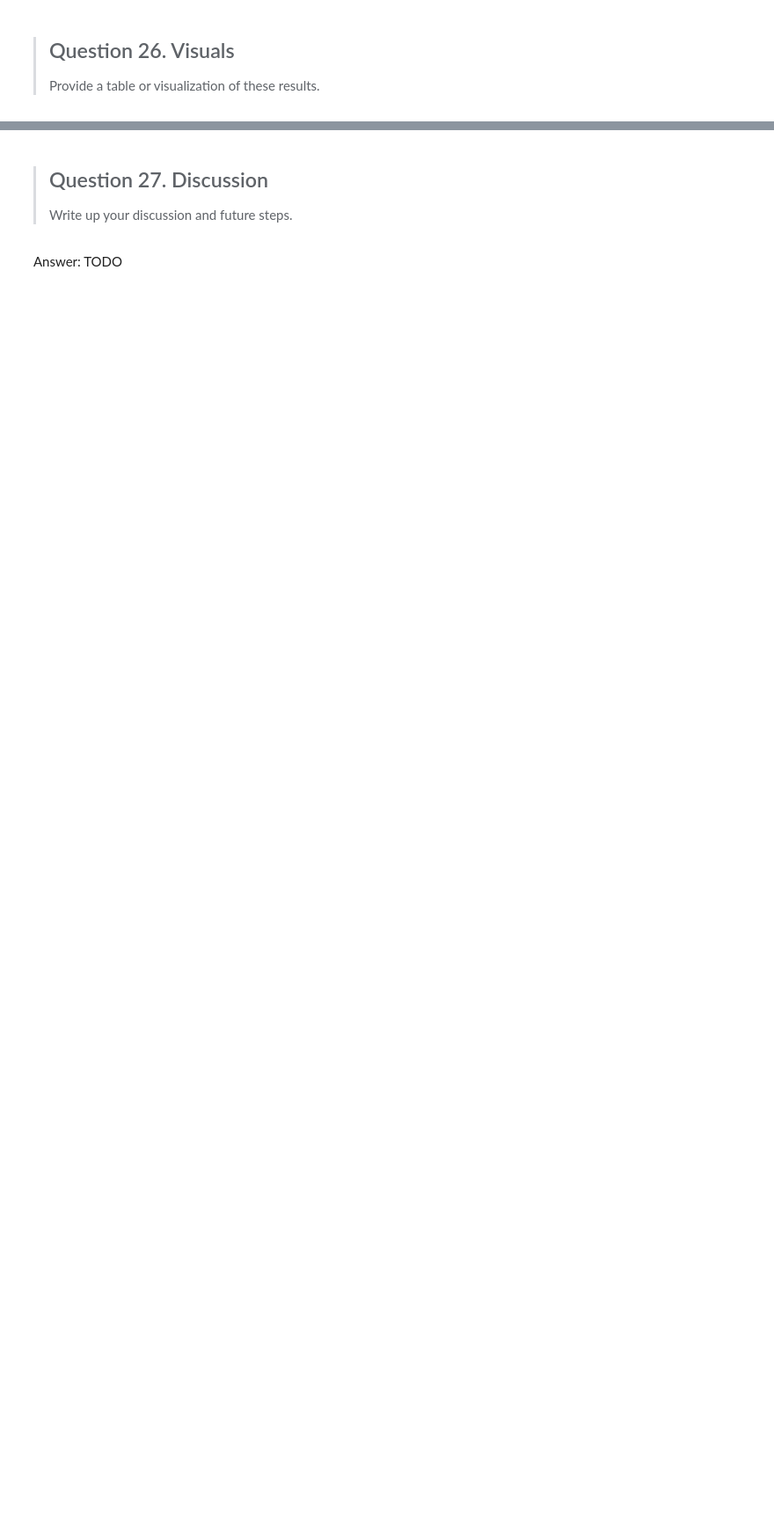
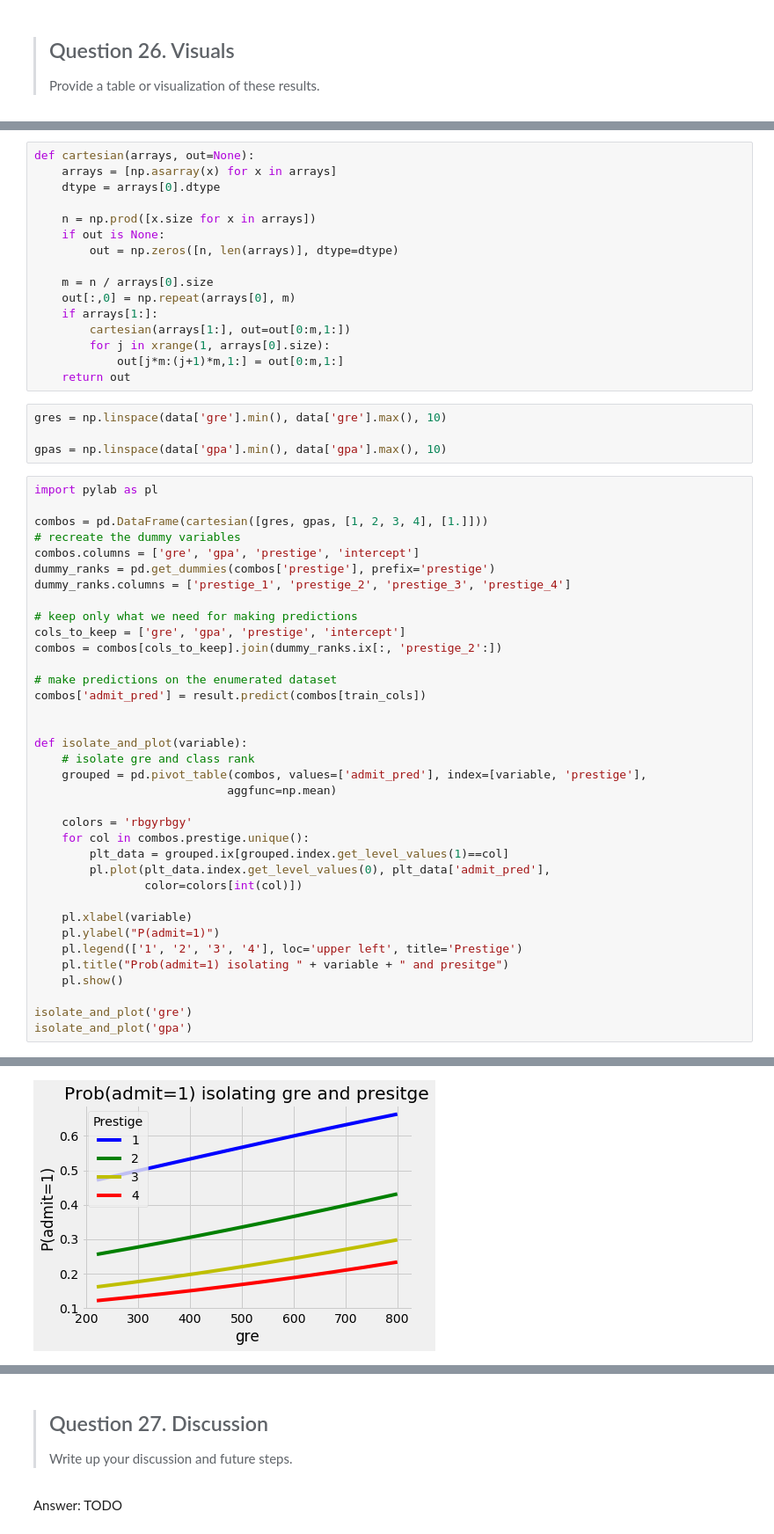
Before and after one commit to phanguyen/DS-SF-36, a Jupyter notebook: unit-project/3/notebooks/unit-project-3-starter-code-TiffanyNguyen-V1.ipynb, the cells around one changed output, grey strips where cells are left out. Shown at 88% size. Saved outputs shown, nothing was run; the diff lists cells and outputs as text; blank space fills up the shorter version.

```diff
--- a/unit-project/3/notebooks/unit-project-3-starter-code-TiffanyNguyen-V1.ipynb
+++ b/unit-project/3/notebooks/unit-project-3-starter-code-TiffanyNguyen-V1.ipynb
@@ -319,0 +389,57 @@ Answer: TODO
+# %%
+def cartesian(arrays, out=None):
+    arrays = [np.asarray(x) for x in arrays]
+    dtype = arrays[0].dtype
+
+    n = np.prod([x.size for x in arrays])
+    if out is None:
+        out = np.zeros([n, len(arrays)], dtype=dtype)
+
+    m = n / arrays[0].size
+    out[:,0] = np.repeat(arrays[0], m)
+    if arrays[1:]:
+        cartesian(arrays[1:], out=out[0:m,1:])
+        for j in xrange(1, arrays[0].size):
+            out[j*m:(j+1)*m,1:] = out[0:m,1:]
+    return out
+# %%
+gres = np.linspace(data['gre'].min(), data['gre'].max(), 10)
+
+gpas = np.linspace(data['gpa'].min(), data['gpa'].max(), 10)
+# %%
+import pylab as pl
+
+combos = pd.DataFrame(cartesian([gres, gpas, [1, 2, 3, 4], [1.]]))
+# recreate the dummy variables
+combos.columns = ['gre', 'gpa', 'prestige', 'intercept']
+dummy_ranks = pd.get_dummies(combos['prestige'], prefix='prestige')
+dummy_ranks.columns = ['prestige_1', 'prestige_2', 'prestige_3', 'prestige_4']
+
+# keep only what we need for making predictions
+cols_to_keep = ['gre', 'gpa', 'prestige', 'intercept']
+combos = combos[cols_to_keep].join(dummy_ranks.ix[:, 'prestige_2':])
+
+# make predictions on the enumerated dataset
+combos['admit_pred'] = result.predict(combos[train_cols])
+
+
+def isolate_and_plot(variable):
+    # isolate gre and class rank
+    grouped = pd.pivot_table(combos, values=['admit_pred'], index=[variable, 'prestige'],
+                            aggfunc=np.mean)
+
+    colors = 'rbgyrbgy'
+    for col in combos.prestige.unique():
+        plt_data = grouped.ix[grouped.index.get_level_values(1)==col]
+        pl.plot(plt_data.index.get_level_values(0), plt_data['admit_pred'],
+                color=colors[int(col)])
+
+    pl.xlabel(variable)
+    pl.ylabel("P(admit=1)")
+    pl.legend(['1', '2', '3', '4'], loc='upper left', title='Prestige')
+    pl.title("Prob(admit=1) isolating " + variable + " and presitge")
+    pl.show()
+
+isolate_and_plot('gre')
+isolate_and_plot('gpa')
+# %% [output]
@@ -319,0 +459 @@ Answer: TODO
+[figure, added]
```
Also changed, not shown: parts of 36 cells of this notebook, 5 other files.
